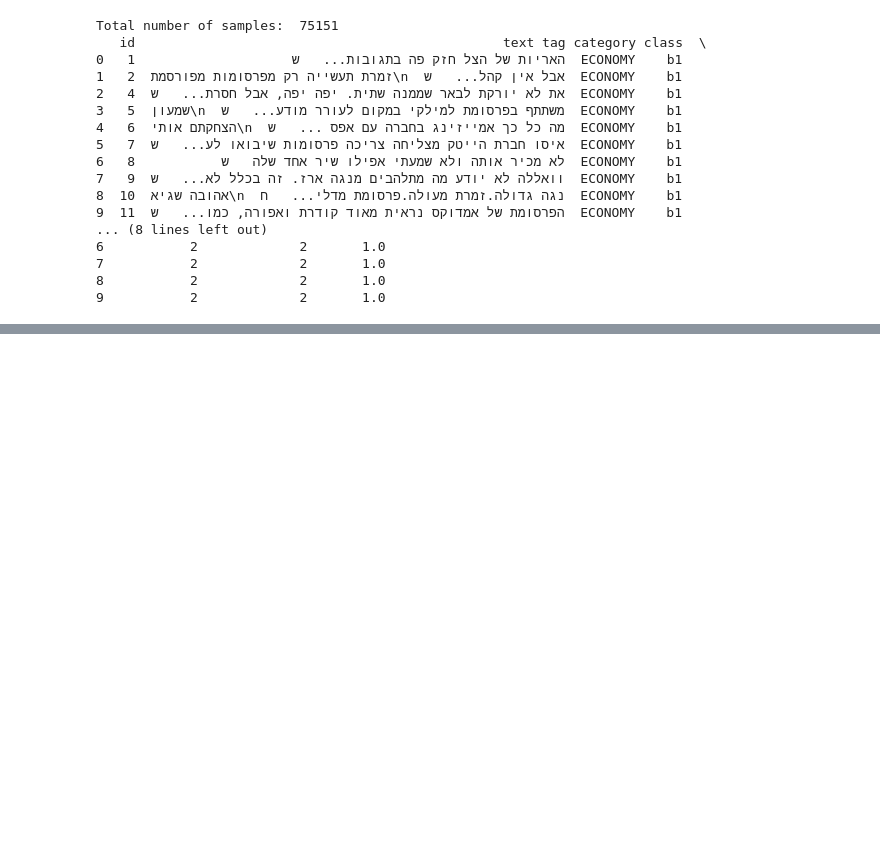
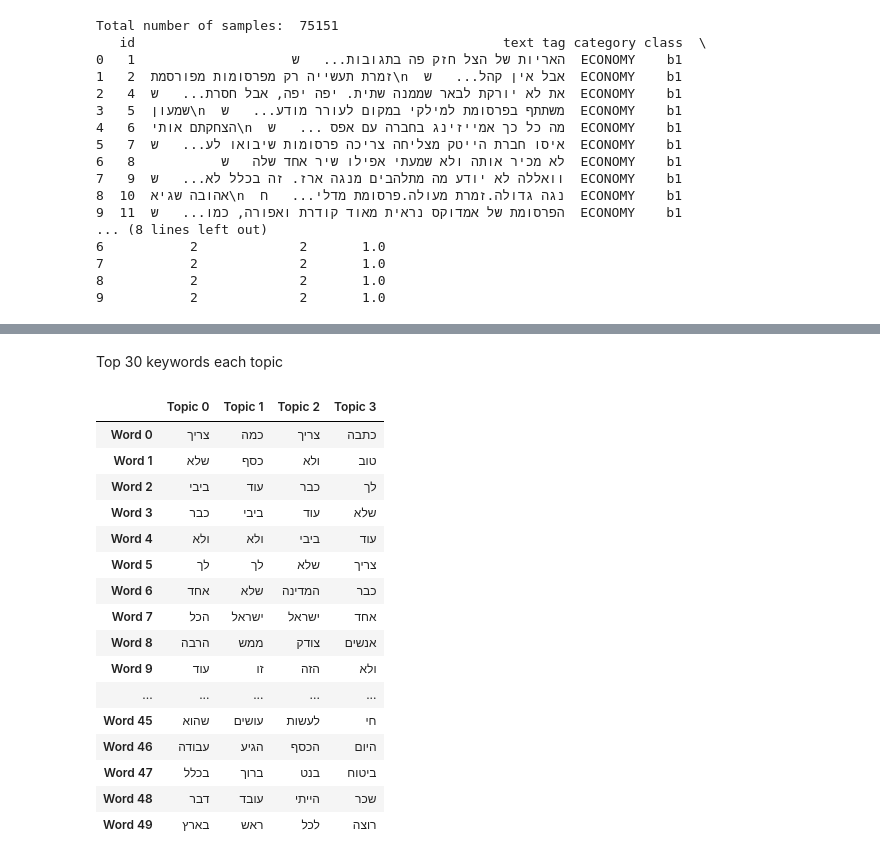
Before and after one commit to Rotem2411/alephBERTgimmelDalet, a Jupyter notebook: Latent_Dirichlet_Allocation.ipynb, the cells around one changed output, grey strips where cells are left out. Saved outputs shown, nothing was run; the diff lists cells and outputs as text; code cells hidden in the pictures; blank space fills up the shorter version.

```diff
--- a/Latent_Dirichlet_Allocation.ipynb
+++ b/Latent_Dirichlet_Allocation.ipynb
@@ -160,0 +186,35 @@ KeyError: 'text'
+# %% [markdown]
+Top 30 keywords each topic
+# %%
+# Show top n keywords for each topic
+def show_topics(vectorizer, lda_model, n_words):
+    keywords = np.array(vectorizer.get_feature_names_out())
+    topic_keywords = []
+    for topic_weights in lda_model.components_:
+        top_keyword_locs = (-topic_weights).argsort()[:n_words]
+        topic_keywords.append(keywords.take(top_keyword_locs))
+    return topic_keywords
+topic_keywords = show_topics(tfidfvectorizer, lda_model, n_words=50)
+# Topic - Keywords Dataframe
+df_topic_keywords = pd.DataFrame(topic_keywords).transpose()
+df_topic_keywords.columns = ['Topic '+str(i) for i in range(df_topic_keywords.shape[1])]
+df_topic_keywords.index = ['Word '+str(i) for i in range(df_topic_keywords.shape[0])]
+df_topic_keywords
+# %% [output]
+|  | Topic 0 | Topic 1 | Topic 2 | Topic 3 |
+| Word 0 | צריך | כמה | צריך | כתבה |
+| Word 1 | שלא | כסף | ולא | טוב |
+| Word 2 | ביבי | עוד | כבר | לך |
+| Word 3 | כבר | ביבי | עוד | שלא |
+| Word 4 | ולא | ולא | ביבי | עוד |
+| Word 5 | לך | לך | שלא | צריך |
+| Word 6 | אחד | שלא | המדינה | כבר |
+| Word 7 | הכל | ישראל | ישראל | אחד |
+| Word 8 | הרבה | ממש | צודק | אנשים |
+| Word 9 | עוד | זו | הזה | ולא |
+| ... | ... | ... | ... | ... |
+| Word 45 | שהוא | עושים | לעשות | חי |
+| Word 46 | עבודה | הגיע | הכסף | היום |
+| Word 47 | בכלל | ברוך | בנט | ביטוח |
+| Word 48 | דבר | עובד | הייתי | שכר |
+| Word 49 | בארץ | ראש | לכל | רוצה |
```
Also changed, not shown: parts of 35 cells of this notebook.
